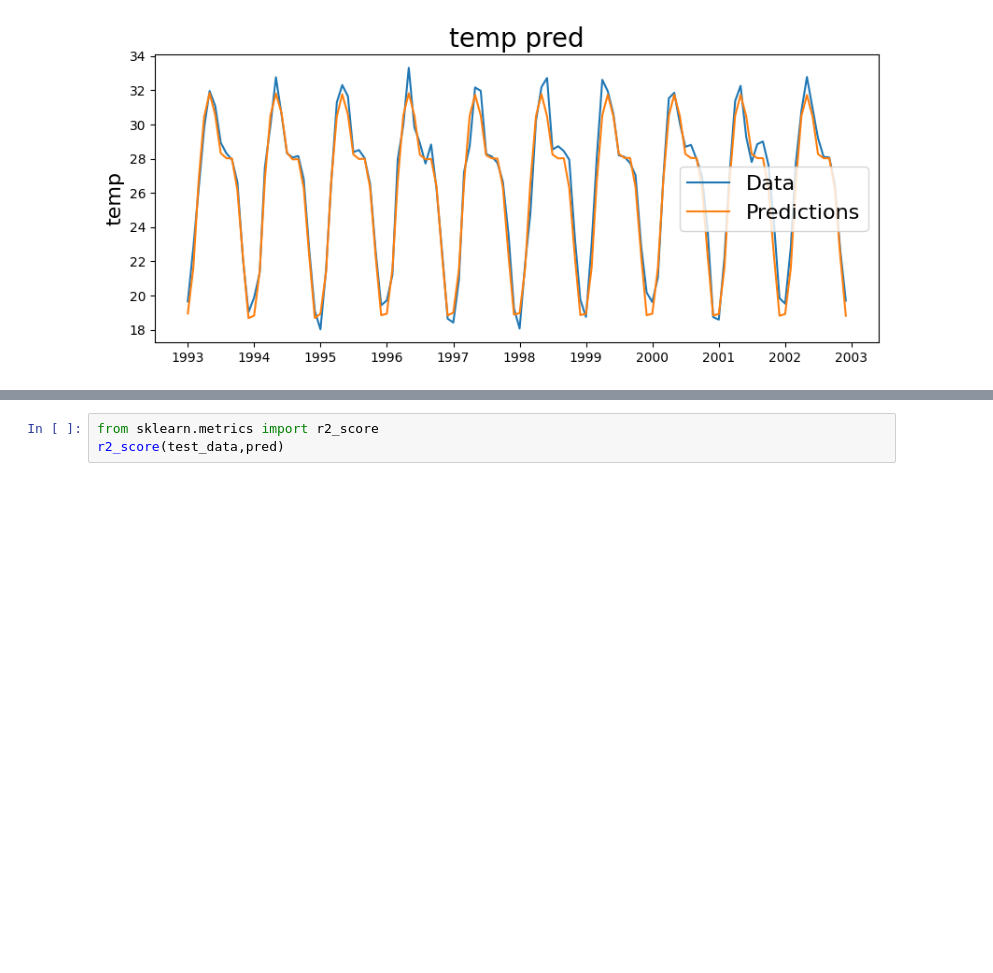
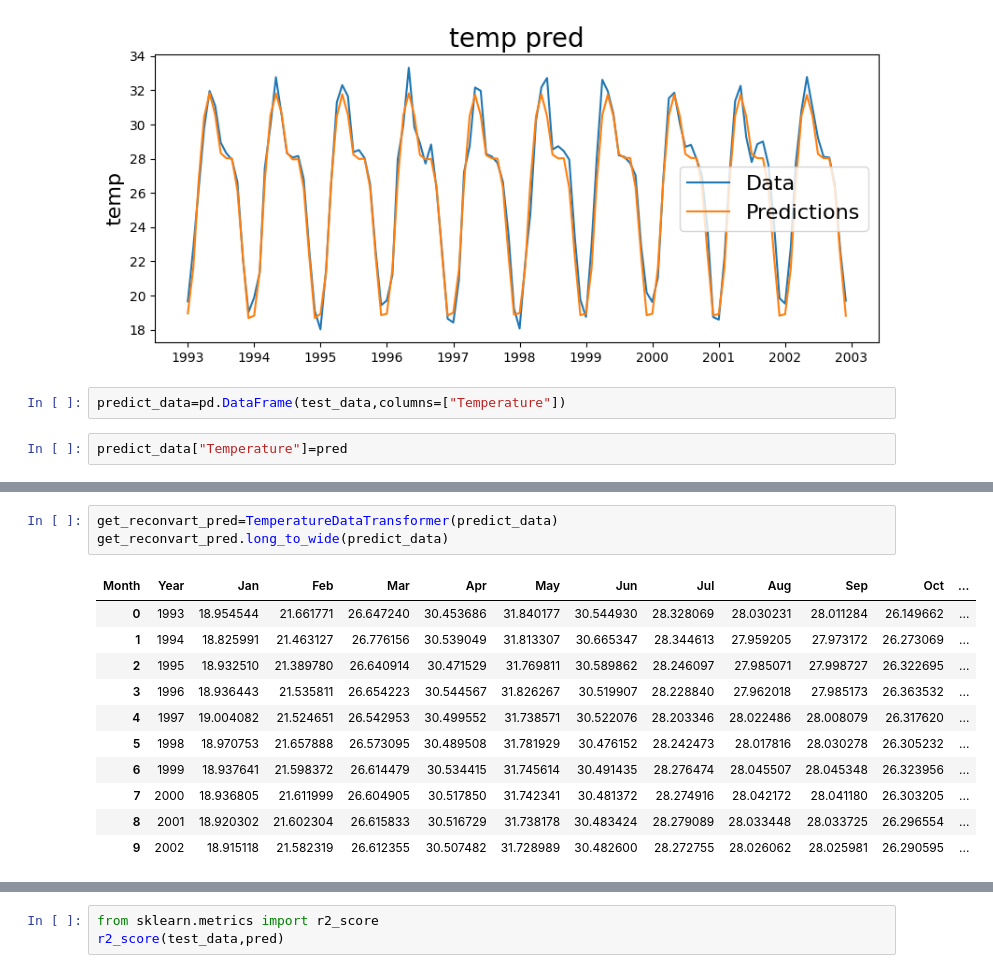
Before and after one commit to subharadhe1234/weather_forecasting, a Jupyter notebook: Notebooks/arima_sarima.ipynb, the cells around one changed output, grey strips where cells are left out. Cells and saved outputs as stored; diff of their text form; blank space fills up the shorter version.

```diff
--- a/Notebooks/arima_sarima.ipynb
+++ b/Notebooks/arima_sarima.ipynb
@@ -555,3 +583,7 @@ plt.ylabel('temp', fontsize=16)
 # %% [output]
 Text(0, 0.5, 'temp')
 [figure]
+# %%
+predict_data=pd.DataFrame(test_data,columns=["Temperature"])
+# %%
+predict_data["Temperature"]=pred
@@ -557,0 +625,15 @@ Text(0, 0.5, 'temp')
+# %%
+get_reconvart_pred=TemperatureDataTransformer(predict_data)
+get_reconvart_pred.long_to_wide(predict_data)
+# %% [output]
+| Month | Year | Jan | Feb | Mar | Apr | May | Jun | Jul | Aug | Sep | Oct | ... |
+| 0 | 1993 | 18.954544 | 21.661771 | 26.647240 | 30.453686 | 31.840177 | 30.544930 | 28.328069 | 28.030231 | 28.011284 | 26.149662 | ... |
+| 1 | 1994 | 18.825991 | 21.463127 | 26.776156 | 30.539049 | 31.813307 | 30.665347 | 28.344613 | 27.959205 | 27.973172 | 26.273069 | ... |
+| 2 | 1995 | 18.932510 | 21.389780 | 26.640914 | 30.471529 | 31.769811 | 30.589862 | 28.246097 | 27.985071 | 27.998727 | 26.322695 | ... |
+| 3 | 1996 | 18.936443 | 21.535811 | 26.654223 | 30.544567 | 31.826267 | 30.519907 | 28.228840 | 27.962018 | 27.985173 | 26.363532 | ... |
+| 4 | 1997 | 19.004082 | 21.524651 | 26.542953 | 30.499552 | 31.738571 | 30.522076 | 28.203346 | 28.022486 | 28.008079 | 26.317620 | ... |
+| 5 | 1998 | 18.970753 | 21.657888 | 26.573095 | 30.489508 | 31.781929 | 30.476152 | 28.242473 | 28.017816 | 28.030278 | 26.305232 | ... |
+| 6 | 1999 | 18.937641 | 21.598372 | 26.614479 | 30.534415 | 31.745614 | 30.491435 | 28.276474 | 28.045507 | 28.045348 | 26.323956 | ... |
+| 7 | 2000 | 18.936805 | 21.611999 | 26.604905 | 30.517850 | 31.742341 | 30.481372 | 28.274916 | 28.042172 | 28.041180 | 26.303205 | ... |
+| 8 | 2001 | 18.920302 | 21.602304 | 26.615833 | 30.516729 | 31.738178 | 30.483424 | 28.279089 | 28.033448 | 28.033725 | 26.296554 | ... |
+| 9 | 2002 | 18.915118 | 21.582319 | 26.612355 | 30.507482 | 31.728989 | 30.482600 | 28.272755 | 28.026062 | 28.025981 | 26.290595 | ... |
```
Also changed, not shown: parts of 9 cells of this notebook, 9 other files.
